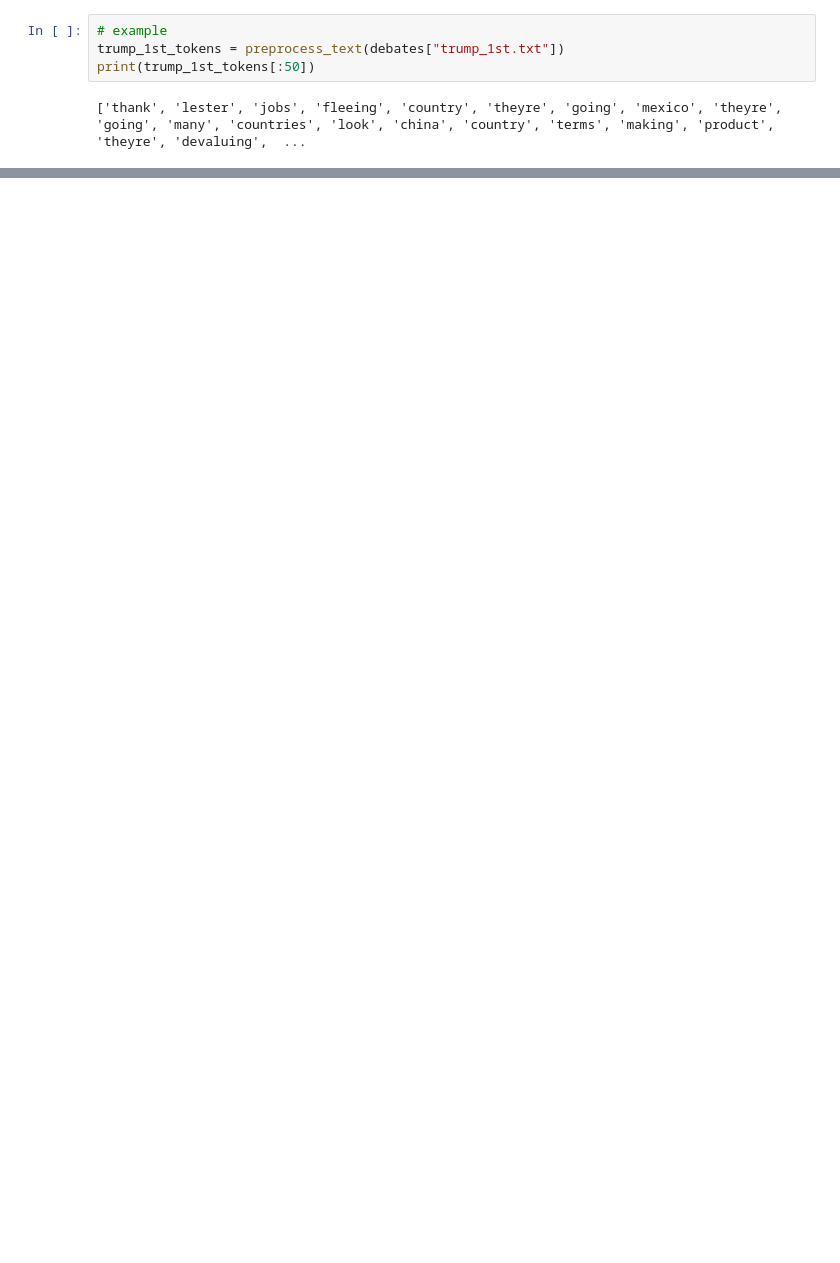
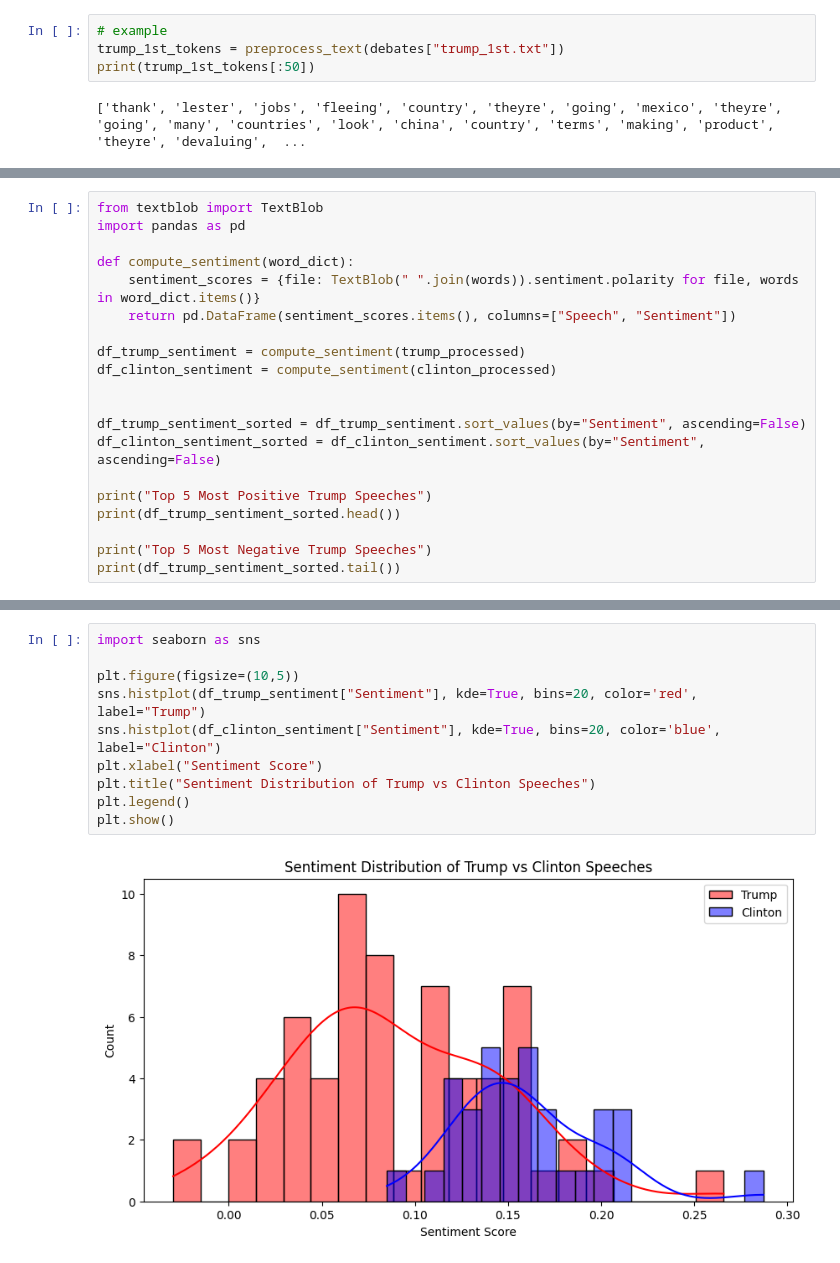
Before and after one commit to rsm-jil445/election_2016, a Jupyter notebook: Project_Notebook.ipynb, the cells around one changed output, grey strips where cells are left out. Cells and saved outputs as stored; diff of their text form; blank space fills up the shorter version.

```diff
--- a/Project_Notebook.ipynb
+++ b/Project_Notebook.ipynb
@@ -75,0 +157,20 @@ print(trump_1st_tokens[:50])
+# %%
+from textblob import TextBlob
+import pandas as pd
+
+def compute_sentiment(word_dict):
+    sentiment_scores = {file: TextBlob(" ".join(words)).sentiment.polarity for file, words in word_dict.items()}
+    return pd.DataFrame(sentiment_scores.items(), columns=["Speech", "Sentiment"])
+
+df_trump_sentiment = compute_sentiment(trump_processed)
+df_clinton_sentiment = compute_sentiment(clinton_processed)
+
+
+df_trump_sentiment_sorted = df_trump_sentiment.sort_values(by="Sentiment", ascending=False)
+df_clinton_sentiment_sorted = df_clinton_sentiment.sort_values(by="Sentiment", ascending=False)
+
+print("Top 5 Most Positive Trump Speeches")
+print(df_trump_sentiment_sorted.head())
+
+print("Top 5 Most Negative Trump Speeches")
+print(df_trump_sentiment_sorted.tail())
@@ -75,0 +213,12 @@ print(trump_1st_tokens[:50])
+# %%
+import seaborn as sns
+
+plt.figure(figsize=(10,5))
+sns.histplot(df_trump_sentiment["Sentiment"], kde=True, bins=20, color='red', label="Trump")
+sns.histplot(df_clinton_sentiment["Sentiment"], kde=True, bins=20, color='blue', label="Clinton")
+plt.xlabel("Sentiment Score")
+plt.title("Sentiment Distribution of Trump vs Clinton Speeches")
+plt.legend()
+plt.show()
+# %% [output]
+[figure, added]
```
Also changed, not shown: parts of 18 cells of this notebook, 1 other file.
